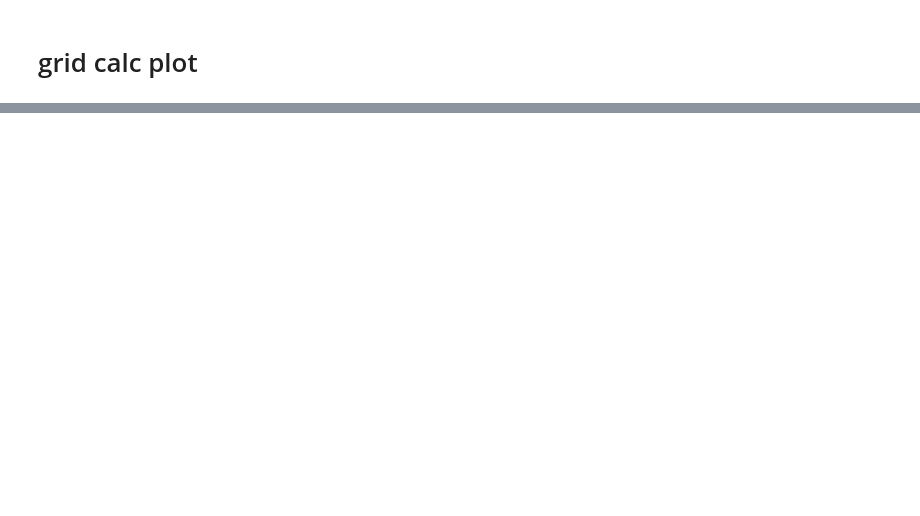
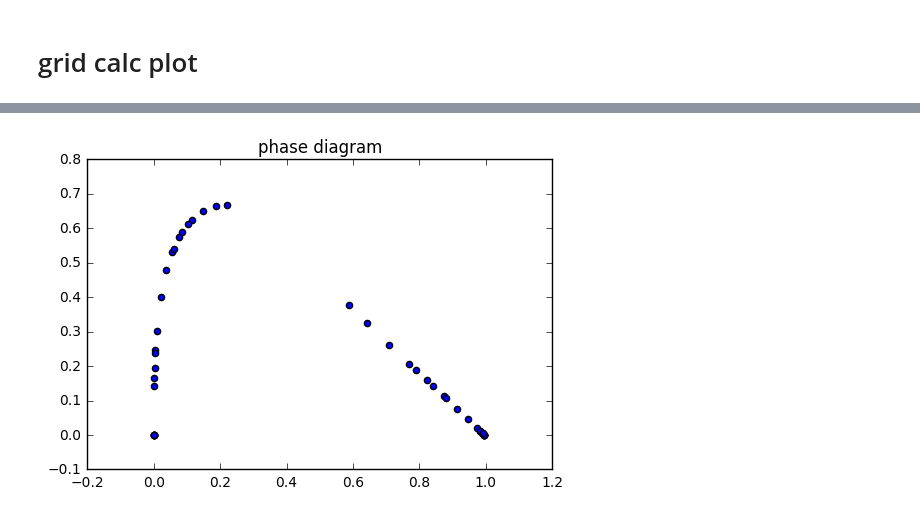
Before and after one commit to iurisegtovich/PyTherm-applied-thermodynamics, a Jupyter notebook: enUS/Lectures_in_ipynb/GE4-LLEflash.ipynb, the cells around one changed output, grey strips where cells are left out. Drawn from its saved outputs; the diff is of its cells as text; code cells hidden in the pictures; blank space fills up the shorter version.

Commit message:
plot is pretty already gotta finish writing

```diff
--- a/enUS/Lectures_in_ipynb/GE4-LLEflash.ipynb
+++ b/enUS/Lectures_in_ipynb/GE4-LLEflash.ipynb
@@ -273,0 +513,4 @@ end %z1
+# %%
+fResultados_XI = Resultados_XI[:,np.where(Resultados_conv==1)]
+fResultados_XII = Resultados_XII[:,np.where(Resultados_conv==1)]
+fResultados_beta = Resultados_beta[np.where(Resultados_conv==1)]
@@ -273,0 +525,16 @@ end %z1
+# %%
+test_data1 = np.zeros([ndone,3])
+test_data2 = np.zeros([ndone,3])
+
+from matplotlib import pyplot as plt
+
+for k in range(24):
+    #print(Resultados_XI[:,0])
+    test_data1[k,0:3] = fResultados_XI[:,0,k]
+    test_data2[k,0:3] = fResultados_XII[:,0,k]
+    #test_data[l,3] = GM[l]
+
+print(test_data1[:,:])
+
+a=test_data1[:,0]
+b=test_data1[:,1]
@@ -273,0 +559,39 @@ end %z1
+# %%
+
+# barycentric coords: (a,b,c)
+a=test_data1[:,0]
+b=test_data1[:,1]
+c=test_data1[:,2]
+
+d=test_data2[:,0]
+e=test_data2[:,1]
+f=test_data2[:,2]
+
+# create a triangulation out of these points
+#Tri = tri.Triangulation(cartx,carty)
+#Tri = tri.Triangulation(a,b)
+
+# plot the contour
+#plt.tricontourf(cartx,carty,Tri.triangles,v)
+#plt.tricontourf(a,b,Tri.triangles,v)
+
+
+# create the grid
+#corners = np.array([[0, 0], [1, 0], [0.5,  np.sqrt(3)*0.5]])
+#corners = np.array([[0, 0], [1, 0], [0,1]])
+#triangle = tri.Triangulation(corners[:, 0], corners[:, 1])
+
+# creating the grid
+#refiner = tri.UniformTriRefiner(triangle)
+#trimesh = refiner.refine_triangulation(subdiv=4)
+
+#plotting the mesh
+#plt.triplot(trimesh,'k--')
+
+plt.scatter(a,b)
+plt.scatter(d,e)
+plt.title('phase diagram')
+#plt.axis('off')
+plt.show()
+# %% [output]
+[figure, added]
```
Also changed, not shown: parts of 15 cells of this notebook.
